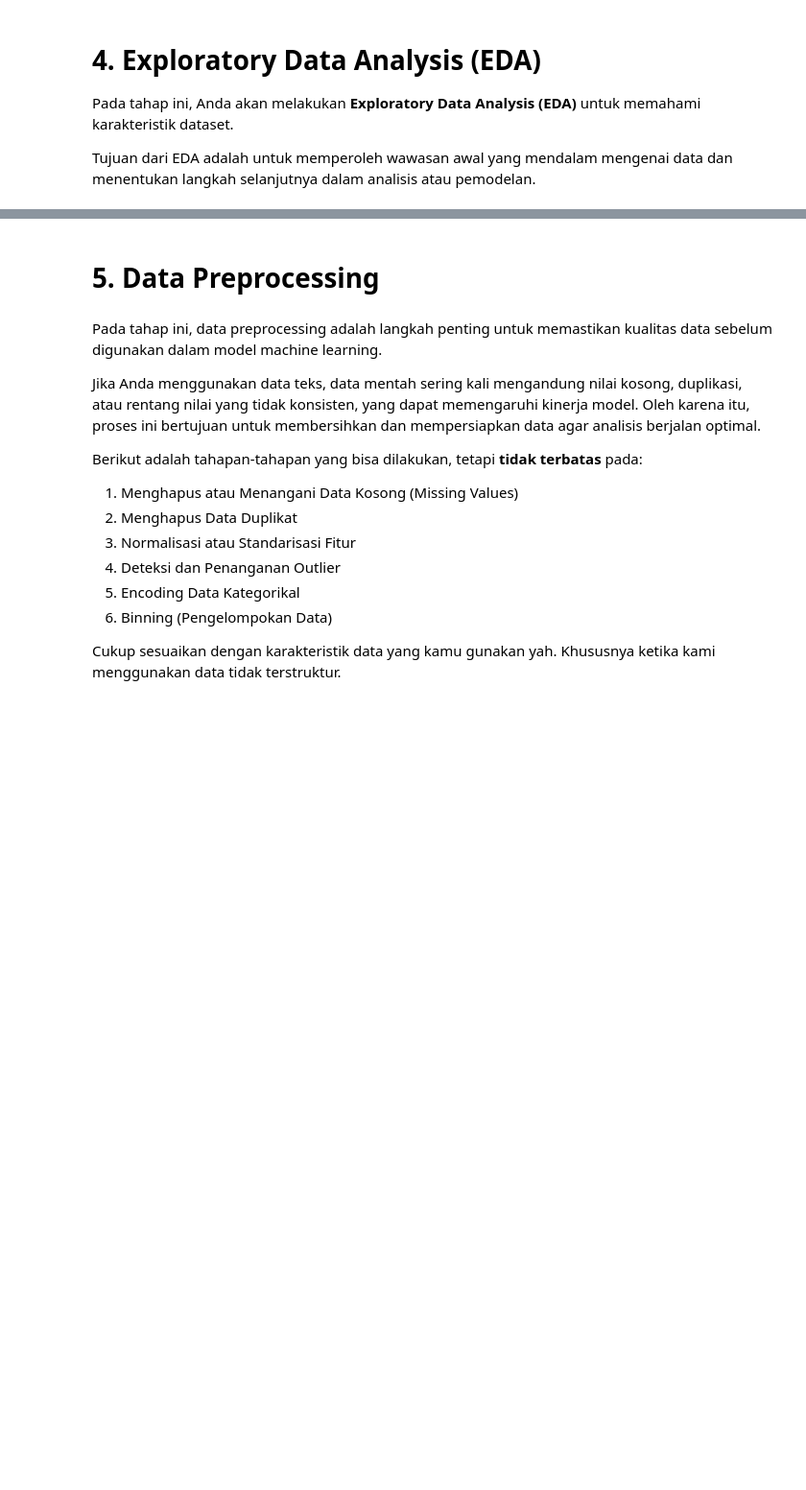
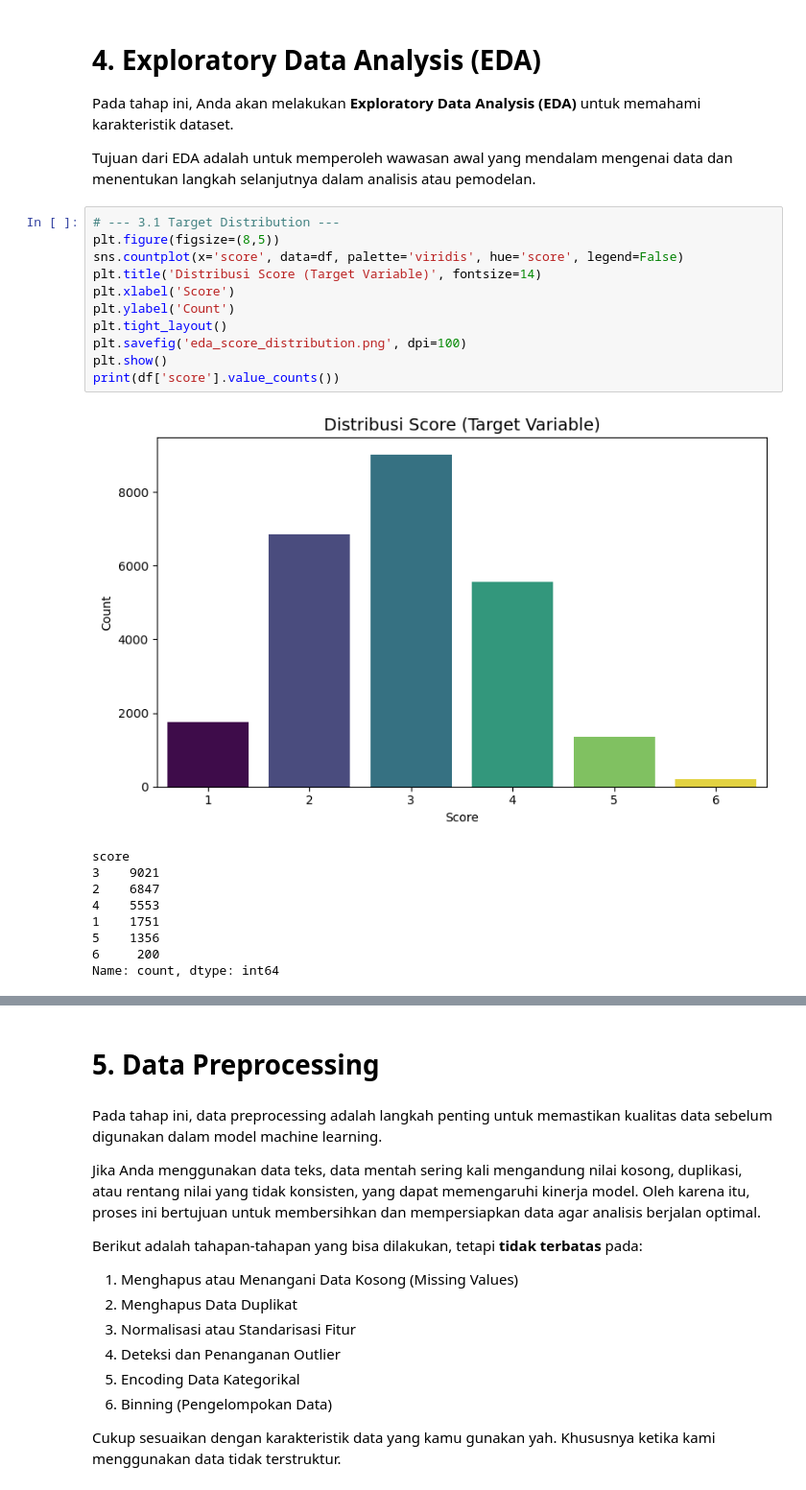
Before and after one commit to andrisptra/Eksperimen_SML_Andri_Kelana_Saputra, a Jupyter notebook: preprocessing/Eksperimen_Andri_Kelana_Saputra.ipynb, the cells around one changed output, grey strips where cells are left out. Shown at 96% size. Cells and saved outputs as stored; diff of their text form; blank space fills up the shorter version.

```diff
--- a/preprocessing/Eksperimen_Andri_Kelana_Saputra.ipynb
+++ b/preprocessing/Eksperimen_Andri_Kelana_Saputra.ipynb
@@ -94,3 +107,24 @@ df.describe(include=all)
 Pada tahap ini, Anda akan melakukan **Exploratory Data Analysis (EDA)** untuk memahami karakteristik dataset.
 
 Tujuan dari EDA adalah untuk memperoleh wawasan awal yang mendalam mengenai data dan menentukan langkah selanjutnya dalam analisis atau pemodelan.
+# %%
+# --- 3.1 Target Distribution ---
+plt.figure(figsize=(8,5))
+sns.countplot(x='score', data=df, palette='viridis', hue='score', legend=False)
+plt.title('Distribusi Score (Target Variable)', fontsize=14)
+plt.xlabel('Score')
+plt.ylabel('Count')
+plt.tight_layout()
+plt.savefig('eda_score_distribution.png', dpi=100)
+plt.show()
+print(df['score'].value_counts())
+# %% [output]
+[figure, added]
+score
+3    9021
+2    6847
+4    5553
+1    1751
+5    1356
+6     200
+Name: count, dtype: int64
```
Also changed, not shown: parts of 14 cells of this notebook, 1 other file.
